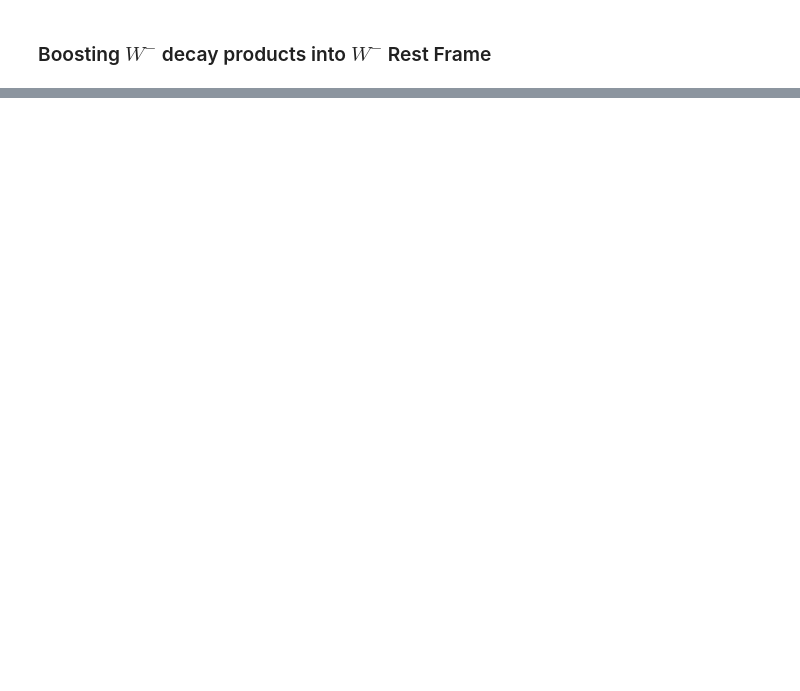
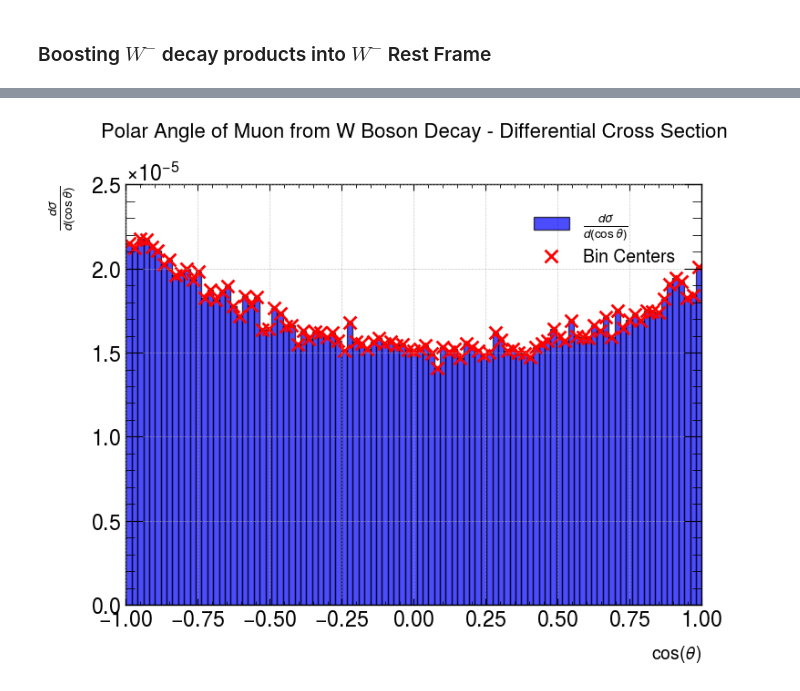
Before and after one commit to Gabriel-HowellBatty/TriBoson, a Jupyter notebook: Week4/Polarity.ipynb, the cells around one changed output, grey strips where cells are left out. Saved outputs shown, nothing was run; the diff lists cells and outputs as text; code cells hidden in the pictures; blank space fills up the shorter version.

```diff
--- a/Week4/Polarity.ipynb
+++ b/Week4/Polarity.ipynb
@@ -571,0 +588,53 @@ def plot_cos_theta_distribution(cos_theta_data, title, file_name):
+# %%
+import numpy as np
+import matplotlib.pyplot as plt
+import mplhep as hep
+
+def plot_differential_cross_section(data, title, file_name):
+    """Plots the differential cross section histogram for the W boson."""
+    luminosity = 100000 / 3.3917389499999996e-05  # Normalization factor
+
+    # Filter out NaN and infinite values
+    valid_data = data[np.isfinite(data)]
+
+    # Calculate cos(theta) values
+    cos_theta_data = np.cos(valid_data)
+
+    # Define bins for cos(theta)
+    cos_theta_bins = np.linspace(-1, 1, 100)
+
+    # HEP style without ATLAS branding
+    plt.style.use(hep.style.ATLAS)
+
+    # Set up the figure
+    plt.figure(figsize=(8, 6))
+
+    # Plot histogram for differential cross section w.r.t cos(theta)
+    hist_values, bins, _ = plt.hist(cos_theta_data, bins=cos_theta_bins, color='blue', edgecolor='black', alpha=0.7,
+                                     weights=np.ones(len(cos_theta_data)) / (luminosity * (cos_theta_bins[1] - cos_theta_bins[0])),
+                                     label=r'$\frac{d\sigma}{d(\cos \theta)}$')
+
+    # Calculate the bin centers
+    bin_centers = 0.5 * (bins[:-1] + bins[1:])
+
+    # Plot the bin centers as scatter points with red crosses
+    plt.scatter(bin_centers, hist_values, color='red', marker='x', label='Bin Centers', s=100)  # s controls the size of the markers
+
+    # Labeling and titling
+    plt.xlabel(r'cos($\theta$)', fontsize=14)
+    plt.ylabel(r'$\frac{d\sigma}{d(\cos \theta)}$', fontsize=14)
+    plt.title(f"{title} - Differential Cross Section", fontsize=16, pad=20)
+    plt.legend(loc='upper right')
+    plt.grid(True, linestyle='--', linewidth=0.5, alpha=0.7)
+
+    # Save the plot
+    save_path = rf"C:\Users\gabri\OneDrive\Documents\University\Mphys\TriBoson\Week4\Plots\Polarity\{file_name}_histogram.png"
+    plt.savefig(save_path, dpi=300)
+    plt.show()
+
+    return bin_centers, hist_values
+
+# Example usage (ensure electron_angles is defined)
+bin_centers, hist_values = plot_differential_cross_section(electron_angles, "Polar Angle of Muon from W Boson Decay", "W_Boson_Differential_Cross_Section_Fit")
+# %% [output]
+[figure, added]
```
Also changed, not shown: parts of 23 cells of this notebook.
